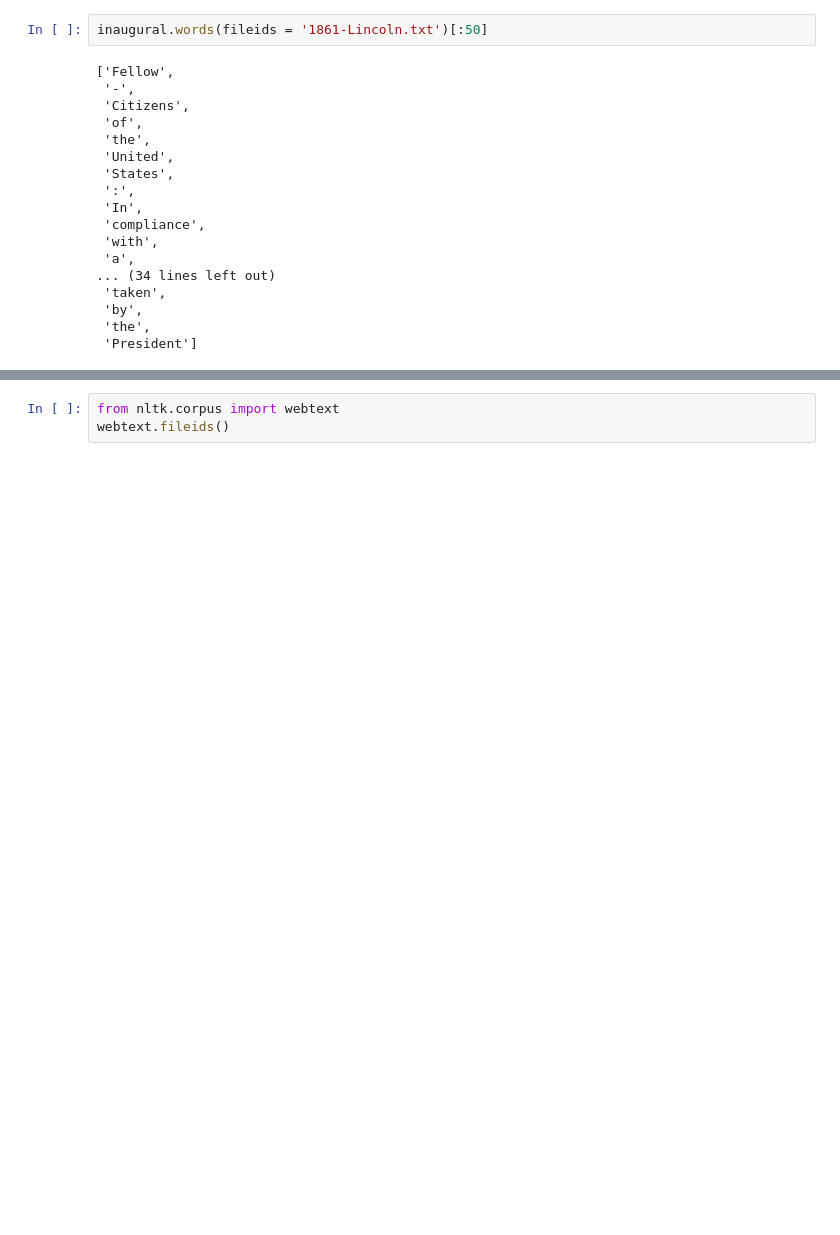
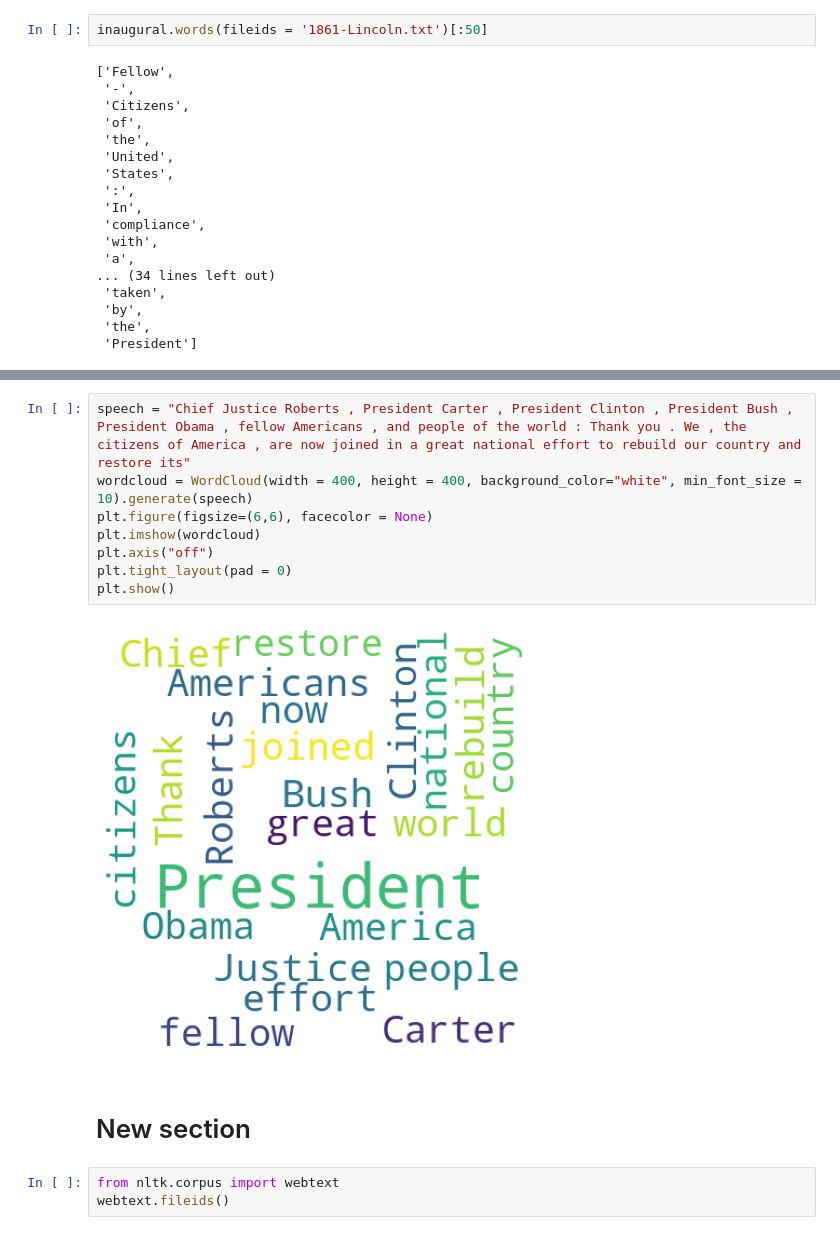
Before and after one commit to lopeselio/NLP-weekly, a Jupyter notebook: Week1.ipynb, the cells around one changed output, grey strips where cells are left out. Drawn from its saved outputs; the diff is of its cells as text; blank space fills up the shorter version.

```diff
--- a/Week1.ipynb
+++ b/Week1.ipynb
@@ -131,3 +139,15 @@ inaugural.words(fileids = '2017-Trump.txt')[:50]
+# %%
+speech = "Chief Justice Roberts , President Carter , President Clinton , President Bush , President Obama , fellow Americans , and people of the world : Thank you . We , the citizens of America , are now joined in a great national effort to rebuild our country and restore its"
+wordcloud = WordCloud(width = 400, height = 400, background_color="white", min_font_size = 10).generate(speech)
+plt.figure(figsize=(6,6), facecolor = None)
+plt.imshow(wordcloud)
+plt.axis("off")
+plt.tight_layout(pad = 0)
+plt.show()
+# %% [output]
+[figure, added]
+# %% [markdown]
+# New section
 # %%
 from nltk.corpus import webtext
 webtext.fileids()
```
Also changed, not shown: parts of 3 cells of this notebook.
